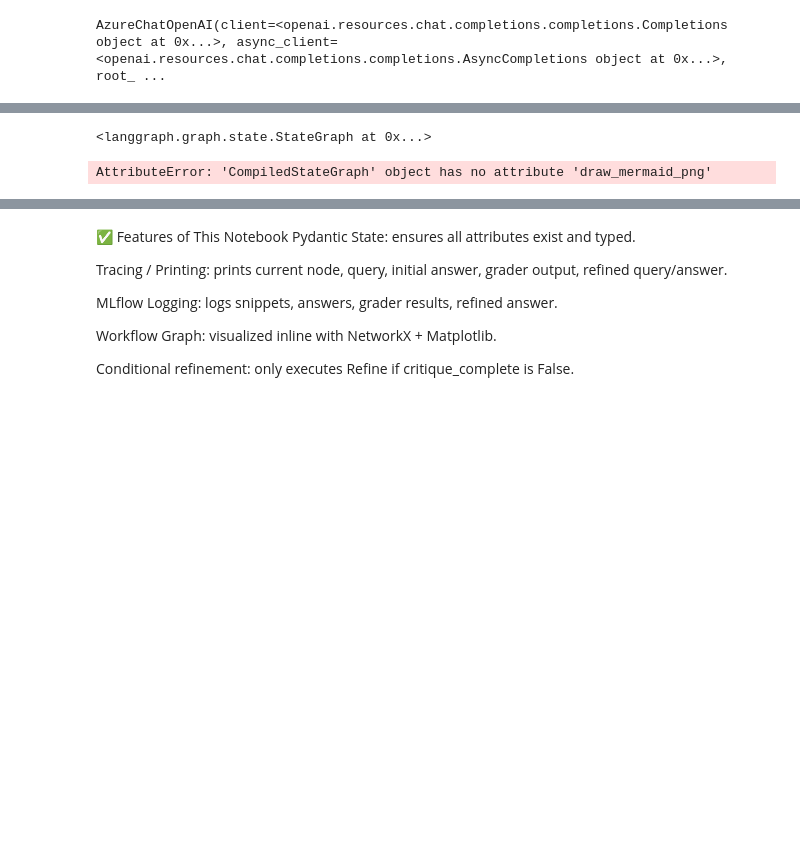
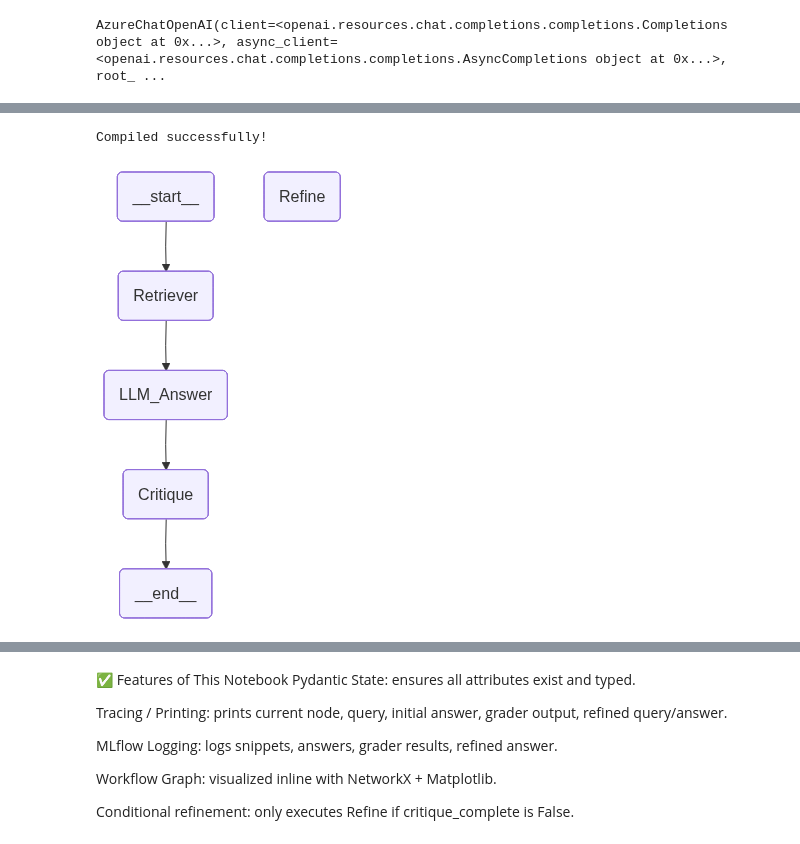
Before and after one commit to shubhdadatta/GAAI-Azure, a Jupyter notebook: Assignment3_AgenticRAG_Shubhda.ipynb, the cells around one changed output, grey strips where cells are left out. Saved outputs shown, nothing was run; the diff lists cells and outputs as text; code cells hidden in the pictures; blank space fills up the shorter version.

```diff
--- a/Assignment3_AgenticRAG_Shubhda.ipynb
+++ b/Assignment3_AgenticRAG_Shubhda.ipynb
@@ -342,0 +670,18 @@ Refined Answer:"""
+# %%
+import datetime
+test_query = "How to address API versioning?"
+
+with mlflow.start_run(run_name=f"RAG_Test"):
+
+    # Initialize RAG state
+    state = RAGState(query=test_query)
+
+    # Step 1: Retrieve KB snippets
+    state = retriever_node(state)
+
+    # Step 2: Generate LLM-based answer
+    state = llm_answer_node(state)
+    # Step 3: Check Crique
+    state = critique_node(state)
+
+print("\nFinal Answer:\n", state.initial_answer)
@@ -343,27 +858,38 @@ Refined Answer:"""
 # %%
+from langgraph.graph import StateGraph, START, END
+
 workflow = StateGraph(RAGState)
 
-# Add nodes
+# Nodes
 workflow.add_node("Retriever", retriever_node)
-workflow.add_node("Answer", llm_answer_node)
+workflow.add_node("LLM_Answer", llm_answer_node)
 workflow.add_node("Critique", critique_node)
 workflow.add_node("Refine", refinement_node)
 
-# Set entry point
 workflow.set_entry_point("Retriever")
 
-# Add normal edges
-workflow.add_edge("Retriever", "Answer")
-workflow.add_edge("Answer", "Critique")
+# Standard edges
+workflow.add_edge(START, "Retriever")
+workflow.add_edge("Retriever", "LLM_Answer")
+workflow.add_edge("LLM_Answer", "Critique")
 
-# Conditional edge for Critique
+# Conditional edges
+# Conditional edges from Critique node
+# If critique_complete is False → go to Refine
+# If critique_complete is True → go to END automatically
+
+# Conditional edges: Critique → Refine if not complete, else END
 workflow.add_conditional_edges(
     "Critique",
-    lambda state: "Refine" if not state.critique_complete else None,
-    {"Refine": "Refine"}  # None → END automatically
+    lambda state: "Refine" if not state.critique_complete else None
 )
 
-# Refinement node always ends
+# Refinement node → END
 workflow.add_edge("Refine", END)
+
+compiled_graph = workflow.compile()
+print("Compiled successfully!")
+compiled_graph
 # %% [output]
-<langgraph.graph.state.StateGraph at 0x...>
+Compiled successfully!
+[figure, added]
@@ -372,7 +895,0 @@ workflow.add_edge("Refine", END)
-# %%
-
-agent_rag = workflow.compile()
-mermaid_code = agent_rag.draw_mermaid_png()  # access .graph from compiled object
-print(mermaid_code)
-# %% [output]
-AttributeError: 'CompiledStateGraph' object has no attribute 'draw_mermaid_png'
```
Also changed, not shown: parts of 42 cells of this notebook.
